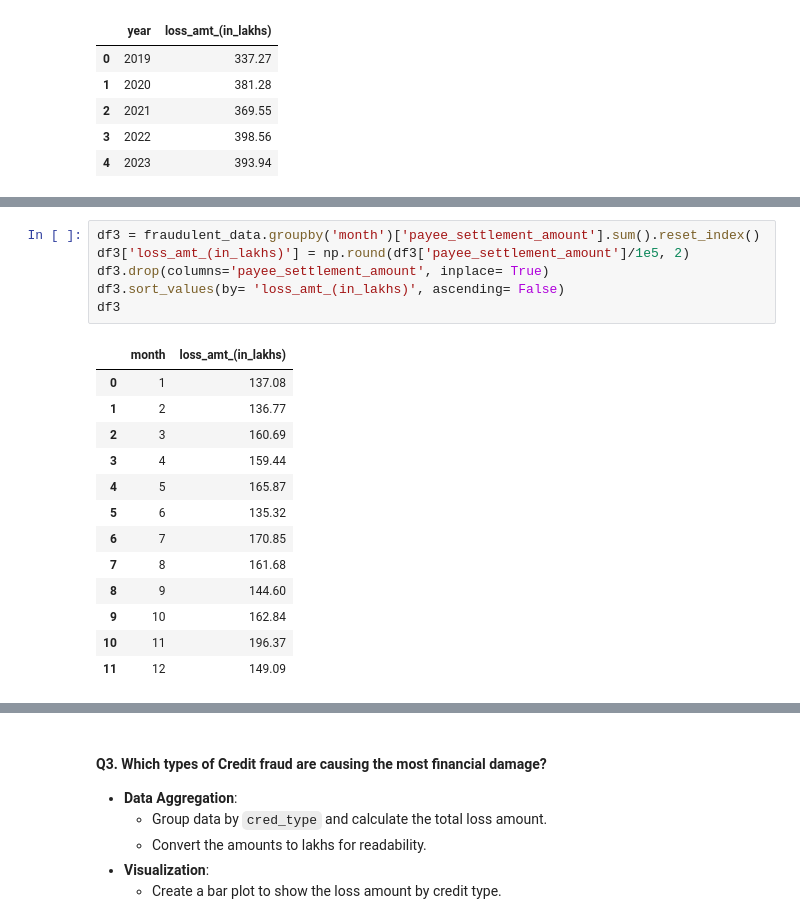
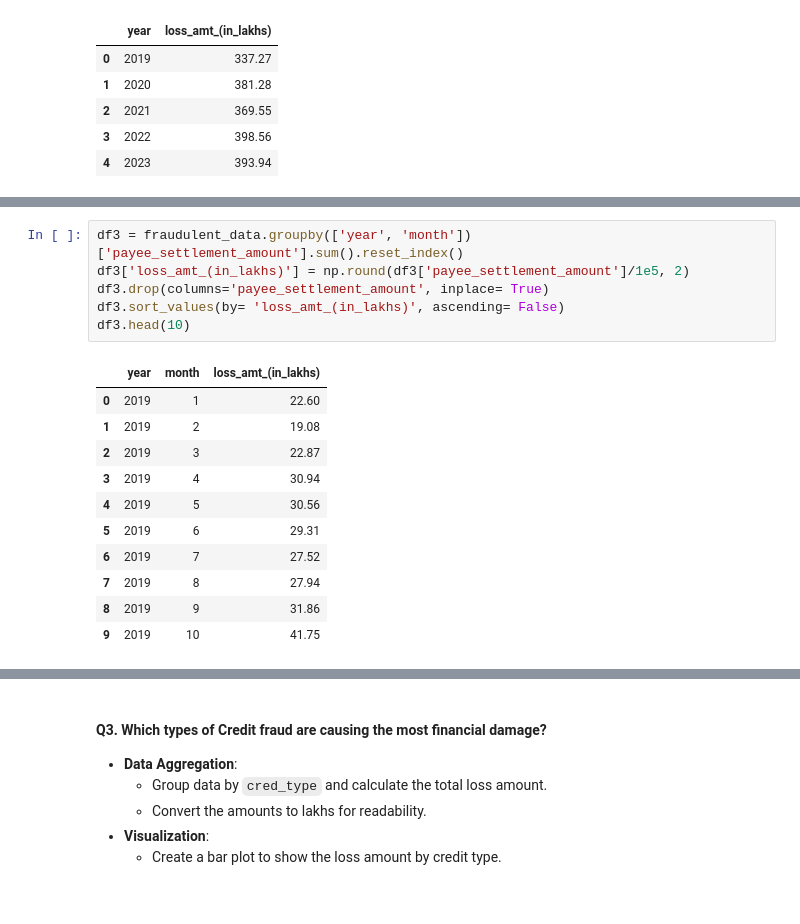
Before and after one commit to jadiasoham/Financial-Fraud-Detection, a Jupyter notebook: visualization_fraudulent_data.ipynb, the cells around one changed output, grey strips where cells are left out. Cells and saved outputs as stored; diff of their text form.

```diff
--- a/visualization_fraudulent_data.ipynb
+++ b/visualization_fraudulent_data.ipynb
@@ -113,20 +166,18 @@ plt.show()
 # %%
-df3 = fraudulent_data.groupby('month')['payee_settlement_amount'].sum().reset_index()
+df3 = fraudulent_data.groupby(['year', 'month'])['payee_settlement_amount'].sum().reset_index()
 df3['loss_amt_(in_lakhs)'] = np.round(df3['payee_settlement_amount']/1e5, 2)
 df3.drop(columns='payee_settlement_amount', inplace= True)
 df3.sort_values(by= 'loss_amt_(in_lakhs)', ascending= False)
-df3
+df3.head(10)
 # %% [output]
-|  | month | loss_amt_(in_lakhs) |
-| 0 | 1 | 137.08 |
-| 1 | 2 | 136.77 |
-| 2 | 3 | 160.69 |
-| 3 | 4 | 159.44 |
-| 4 | 5 | 165.87 |
-| 5 | 6 | 135.32 |
-| 6 | 7 | 170.85 |
-| 7 | 8 | 161.68 |
-| 8 | 9 | 144.60 |
-| 9 | 10 | 162.84 |
-| 10 | 11 | 196.37 |
-| 11 | 12 | 149.09 |
+|  | year | month | loss_amt_(in_lakhs) |
+| 0 | 2019 | 1 | 22.60 |
+| 1 | 2019 | 2 | 19.08 |
+| 2 | 2019 | 3 | 22.87 |
+| 3 | 2019 | 4 | 30.94 |
+| 4 | 2019 | 5 | 30.56 |
+| 5 | 2019 | 6 | 29.31 |
+| 6 | 2019 | 7 | 27.52 |
+| 7 | 2019 | 8 | 27.94 |
+| 8 | 2019 | 9 | 31.86 |
+| 9 | 2019 | 10 | 41.75 |
```
Also changed, not shown: parts of 19 cells of this notebook.
